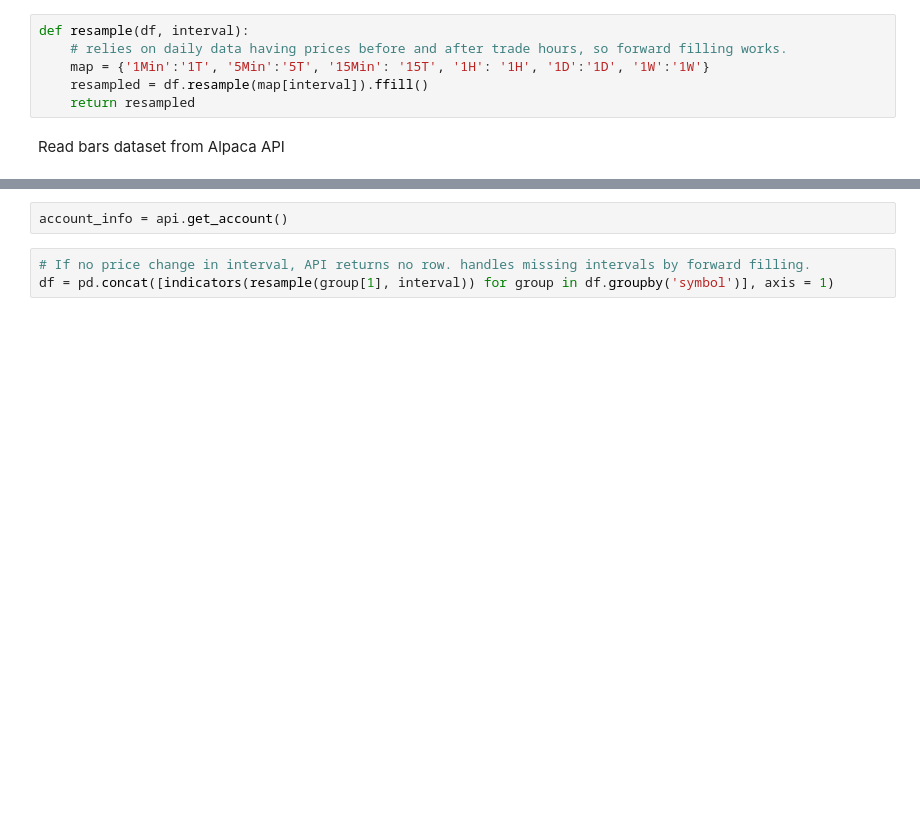
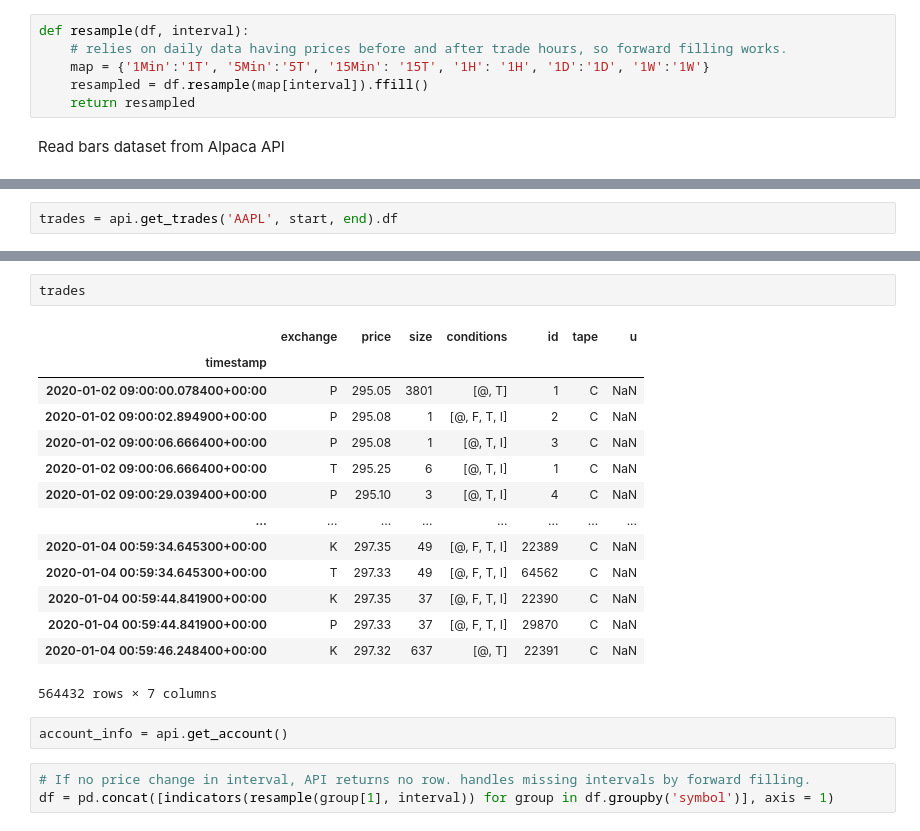
Before and after one commit to RezaSoleymanifar/neural, a Jupyter notebook: notebooks/price_prediction.ipynb, the cells around one changed output, grey strips where cells are left out. Saved outputs shown, nothing was run; the diff lists cells and outputs as text; blank space fills up the shorter version.

```diff
--- a/notebooks/price_prediction.ipynb
+++ b/notebooks/price_prediction.ipynb
@@ -129,0 +151,2 @@ df
+# %%
+trades = api.get_trades('AAPL', start, end).df
@@ -130,3 +174,20 @@ df
+# %%
+trades
+# %% [output]
+|  | exchange | price | size | conditions | id | tape | u |
+| timestamp |  |  |  |  |  |  |  |
+| 2020-01-02 09:00:00.078400+00:00 | P | 295.05 | 3801 | [@, T] | 1 | C | NaN |
+| 2020-01-02 09:00:02.894900+00:00 | P | 295.08 | 1 | [@, F, T, I] | 2 | C | NaN |
+| 2020-01-02 09:00:06.666400+00:00 | P | 295.08 | 1 | [@, T, I] | 3 | C | NaN |
+| 2020-01-02 09:00:06.666400+00:00 | T | 295.25 | 6 | [@, T, I] | 1 | C | NaN |
+| 2020-01-02 09:00:29.039400+00:00 | P | 295.10 | 3 | [@, T, I] | 4 | C | NaN |
+| ... | ... | ... | ... | ... | ... | ... | ... |
+| 2020-01-04 00:59:34.645300+00:00 | K | 297.35 | 49 | [@, F, T, I] | 22389 | C | NaN |
+| 2020-01-04 00:59:34.645300+00:00 | T | 297.33 | 49 | [@, F, T, I] | 64562 | C | NaN |
+| 2020-01-04 00:59:44.841900+00:00 | K | 297.35 | 37 | [@, F, T, I] | 22390 | C | NaN |
+| 2020-01-04 00:59:44.841900+00:00 | P | 297.33 | 37 | [@, F, T, I] | 29870 | C | NaN |
+| 2020-01-04 00:59:46.248400+00:00 | K | 297.32 | 637 | [@, T] | 22391 | C | NaN |
+564432 rows × 7 columns
 # %%
 account_info = api.get_account()
 # %%
```
Also changed, not shown: parts of 6 cells of this notebook, 9 other files.
